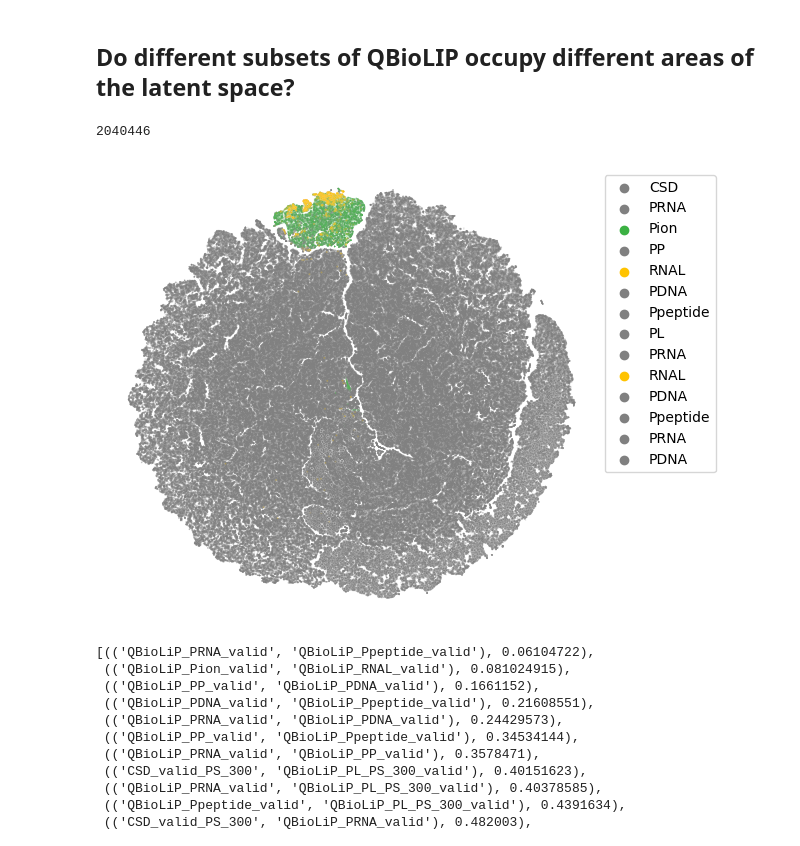
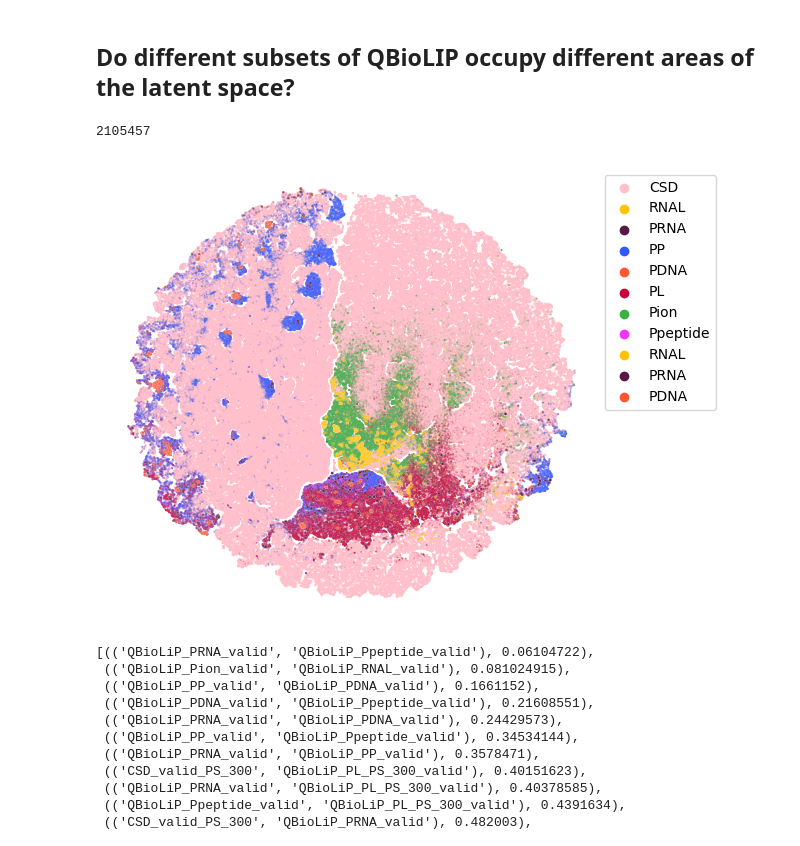
Before and after one commit to mims-harvard/ATOMICA, a Jupyter notebook: case_studies/visualise_nodes/dataset_visualisations.ipynb, the cells around one changed output. Saved outputs shown, nothing was run; the diff lists cells and outputs as text; code cells hidden in the pictures.

```diff
--- a/case_studies/visualise_nodes/dataset_visualisations.ipynb
+++ b/case_studies/visualise_nodes/dataset_visualisations.ipynb
@@ -37,23 +37,24 @@ To see if they occupy different areas of the latent space
 ## Do different subsets of QBioLIP occupy different areas of the latent space?
 # %%
 color_dict = {
-    "PDNA": "#808080", #"#FF5733",  # Red
+    "PDNA": "#FF5733",  # Red
     "Pion": "#3BB143",  # Green
-    "PP": "#808080", #"#3357FF",    # Blue
-    "Ppeptide": "#808080", #"#F033FF",  # Magenta
+    "PP": "#3357FF",    # Blue
+    "Ppeptide": "#F033FF",  # Magenta
     "RNAL": "#FFC300",  # Yellow
-    "PRNA": "#808080", #"#581845",  # Purple
-    "PL": "#808080", #"#C70039",    # Maroon
-    "CSD": "#808080", #"#FFC0CB"    # Pink
+    "PRNA": "#581845",  # Purple
+    "PL": "#C70039",    # Maroon
+    "CSD": "#FFC0CB",    # Pink
 }
+# "#808080",
 # %%
-with open("/n/holylabs/LABS/mzitnik_lab/Users/afang/GET/case_studies/visualise_nodes/pretrained_tsne_all/graph_embedding_2d_all_modalities_perplexity_30_cosine_20240428.csv", "r") as f:
+with open("/n/holyscratch01/mzitnik_lab/afang/InteractNN_embeddings/version_126_epoch56_step581725/proj_2d/graph_embedding_2d_all_modalities_perplexity_50_cosine_20241003.csv", "r") as f:
     df = pd.read_csv(f)
 len(df)
 # %% [output]
-2040446
+2105457
 # %%
-chosen_modality = ["PDNA", "RNAL", "PRNA", "Ppeptide"]
+chosen_modality = None #["PDNA", "RNAL", "PRNA", "Ppeptide"]
 
 ax = sns.scatterplot(
     data=df[df["source"] == "CSD"],
@@ -75,47 +76,47 @@ sns.scatterplot(
     ax=ax  # This ensures the plot is added to the same axes
 )
 
-if chosen_modality is not None:
-    sns.scatterplot(
-        data=df[df["source"].isin(chosen_modality)],
-        x="x",
-        y="y",
-        hue="source",
-        palette=color_dict,
-        alpha=0.2,
-        s=2,
-        ax=ax  # This ensures the plot is added to the same axes
-    )
+# if chosen_modality is not None:
+#     sns.scatterplot(
+#         data=df[df["source"].isin(chosen_modality)],
+#         x="x",
+#         y="y",
+#         hue="source",
+#         palette=color_dict,
+#         alpha=0.2,
+#         s=2,
+#         ax=ax  # This ensures the plot is added to the same axes
+#     )
 
 sns.scatterplot(
-    data=df[df["source"].isin(['PDNA', 'PRNA'])],
+    data=df[df["source"].isin(['PDNA', 'PRNA', 'RNAL'])],
     x="x",
     y="y",
     hue="source",
     palette=color_dict,
     alpha=0.3,
     s=3,
 )
 
 ax.set(xlabel=None)
 ax.set(ylabel=None)
 ax.spines["left"].set_visible(False)
 ax.spines["bottom"].set_visible(False)
 ax.spines["top"].set_visible(False)
 ax.spines["right"].set_visible(False)
 
 plt.xticks(visible=False)
 plt.yticks(visible=False)
 plt.tick_params(axis="both", which="both", length=0)
 plt.legend(markerscale=4)
 current_date = datetime.now()
 formatted_date = current_date.strftime('%Y%m%d')
 plt.legend(loc='upper left', bbox_to_anchor=(1, 1), markerscale=1)
 plt.tight_layout()
 # plt.savefig(f"figs/graph_embeddings_{formatted_date}.png", dpi=300)
 plt.show()
 # %% [output]
-[figure, old version]
+[figure, new version]
 # %%
 # Get pairwise distances between different subsets of embeddings
 import itertools
```
Also changed, not shown: parts of 10 cells of this notebook, 14 other files.
